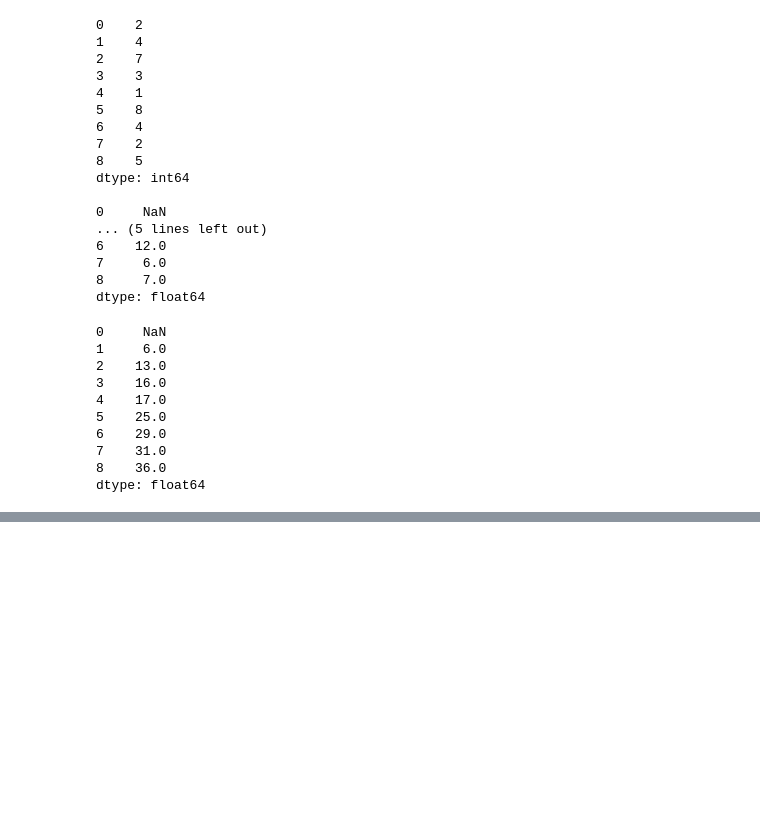
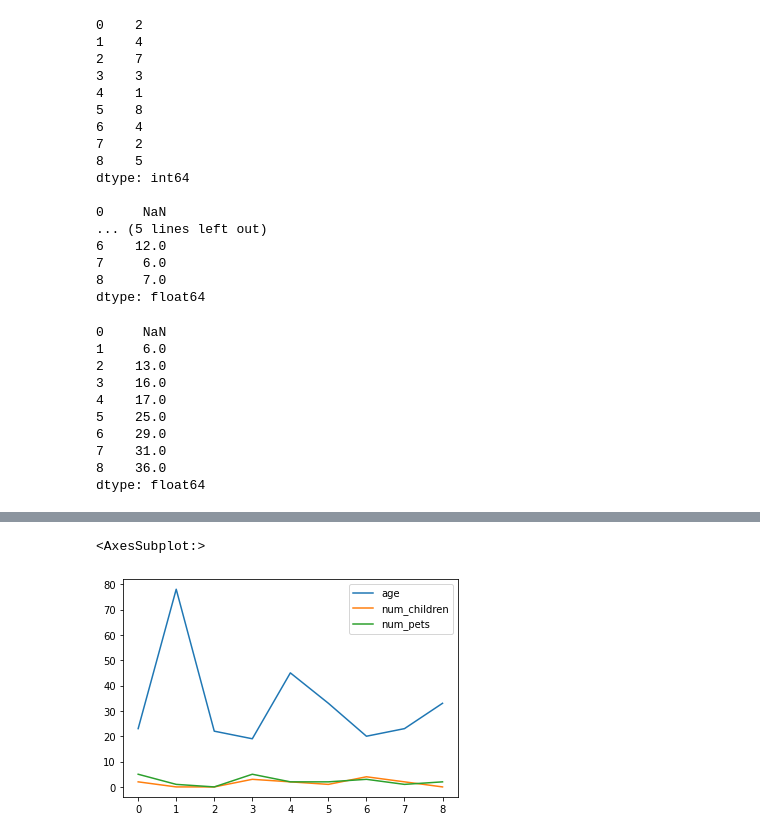
Before and after one commit to sfurlong/ml-sandbox, a Jupyter notebook: pandas-playtime.ipynb, the cells around one changed output, grey strips where cells are left out. Cells and saved outputs as stored; diff of their text form; code cells hidden in the pictures; blank space fills up the shorter version.

```diff
--- a/pandas-playtime.ipynb
+++ b/pandas-playtime.ipynb
@@ -505,0 +933,5 @@ dtype: float64
+# %%
+df.plot()
+# %% [output]
+<AxesSubplot:>
+[figure, added]
```
Also changed, not shown: parts of 54 cells of this notebook.
